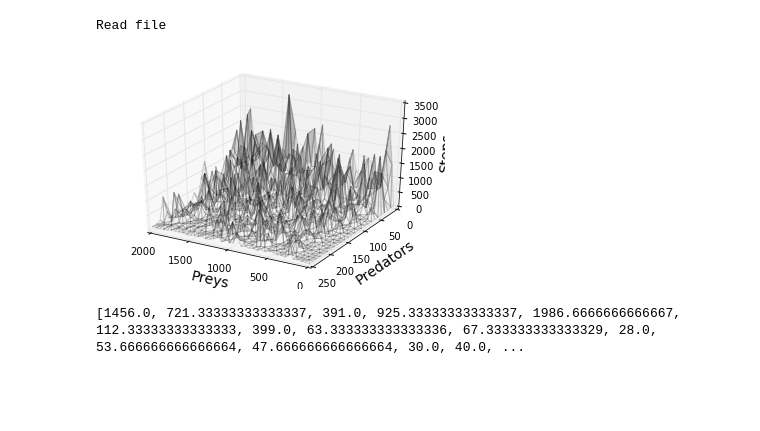
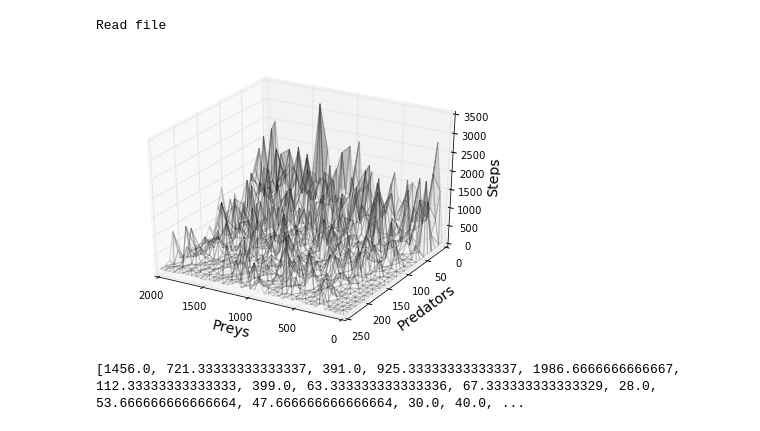
Before and after one commit to Zhuikov/predator-prey, a Jupyter notebook: notebooks/Experiment_4_2.ipynb, the cells around one changed output. Saved outputs shown, nothing was run; the diff lists cells and outputs as text; code cells hidden in the pictures; blank space fills up the shorter version.

```diff
--- a/notebooks/Experiment_4_2.ipynb
+++ b/notebooks/Experiment_4_2.ipynb
@@ -84,21 +84,21 @@ for i in range(0,len(data)):
 # %%
 from matplotlib import pyplot as plt
 from matplotlib import cm
 from mpl_toolkits.mplot3d import Axes3D
 %matplotlib inline
 
 fig = plt.figure()
-#fig.set_size_inches(14, 10)
+fig.set_size_inches(7, 5)
 ax = fig.gca(projection='3d')
 ax.plot_trisurf(pltdata[0], pltdata[1], pltdata[2], alpha=0.15, cmap=cm.Greys)
 ax.set_xlabel('Preys', fontsize=14)
 ax.set_ylabel('Predators', fontsize=14)
 ax.set_zlabel('Steps', fontsize=14)
 ax.invert_yaxis()
 ax.invert_xaxis()
 plt.show()
 # %% [output]
-[figure, old version]
+[figure, new version]
 # %%
 matrix = []
 for a in range(0, len(preys)):
```
Also changed, not shown: 3 other files.
